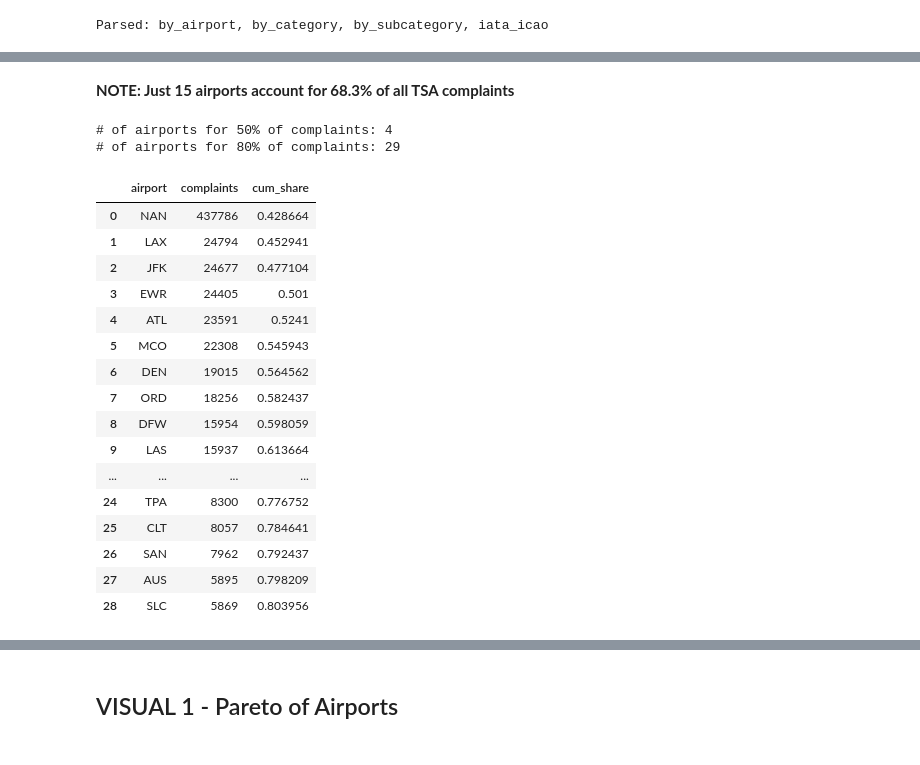
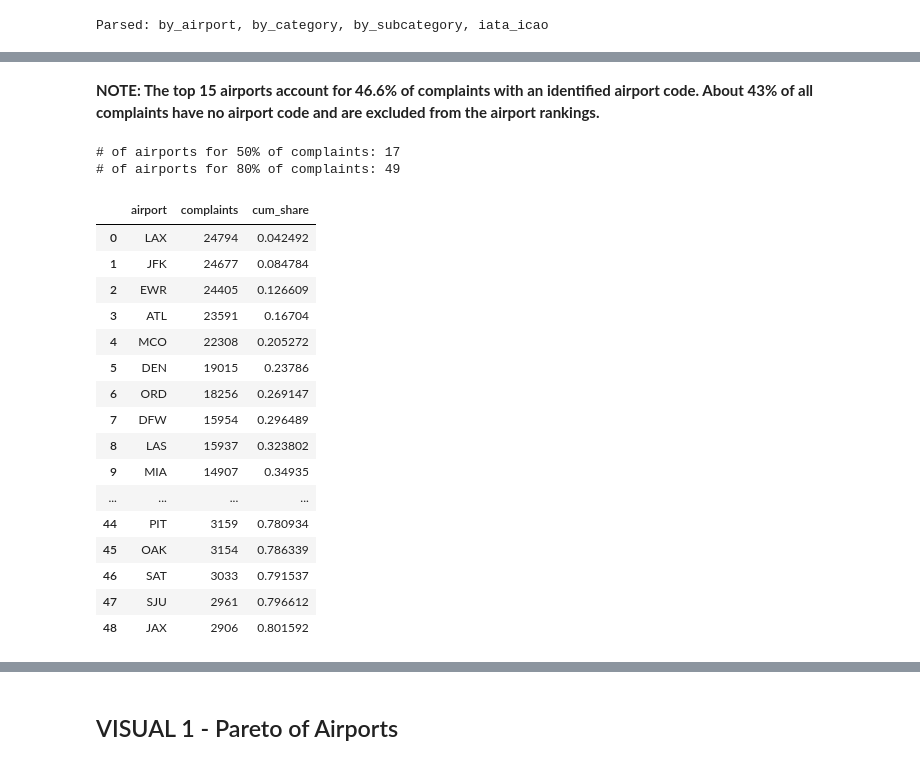
Before and after one commit to CorHarr/CorHarr.github.io, a Jupyter notebook: projects/tsa-complaints/TSA_Complaint_Hotspots.ipynb, the cells around one changed output, grey strips where cells are left out. Drawn from its saved outputs; the diff is of its cells as text; code cells hidden in the pictures.

```diff
--- a/projects/tsa-complaints/TSA_Complaint_Hotspots.ipynb
+++ b/projects/tsa-complaints/TSA_Complaint_Hotspots.ipynb
@@ -123,10 +128,10 @@ top15.to_csv("top_airports_by_complaints.csv", index=False)
 # %%
 # Find the share of complaints that come from the top 15
 
-total_complaints = dfs['by_airport']['count'].sum()
+total_complaints = dfs['by_airport'].dropna(subset=['airport'])['count'].sum()
 
 top15 = (dfs['by_airport']
-         .groupby('airport', dropna=False)['count']
+         .groupby('airport')['count']
          .sum()
          .sort_values(ascending=False)
          .reset_index(name='complaints')
@@ -134,9 +139,9 @@ top15 = (dfs['by_airport']
 
 top15_share = top15['complaints'].sum() / total_complaints
 
-print(f"Total complaints (all airports): {total_complaints:,}")
+print(f"Total complaints (identified airports): {total_complaints:,}")
 print(f"Top 15 total: {top15['complaints'].sum():,}")
-print(f"Top 15 share of all complaints: {top15_share:.1%}")
+print(f"Top 15 share of identified-airport complaints: {top15_share:.1%}")
 
 # Calculate the cumulative share to find how many airports make up 50%+
 top15['cum_share'] = top15['complaints'].cumsum() / total_complaints
@@ -164,43 +169,43 @@ Top 15 share of all complaints: 68.3%
 # %% [markdown]
-**NOTE:  Just 15 airports account for 68.3% of all TSA complaints**
+**NOTE: The top 15 airports account for 46.6% of complaints with an identified airport code. About 43% of all complaints have no airport code and are excluded from the airport rankings.**
 # %%
 # Find the number of airports that make up 50% and 80% of complaints
 
 by_airport_totals = (dfs['by_airport']
-    .groupby('airport', dropna=False)['count']
+    .groupby('airport')['count']
     .sum()
     .sort_values(ascending=False)
     .reset_index(name='complaints'))
 
 by_airport_totals['cum_share'] = by_airport_totals['complaints'].cumsum() / total_complaints
 
 n50 = (by_airport_totals['cum_share'] >= 0.50).idxmax() + 1
 n80 = (by_airport_totals['cum_share'] >= 0.80).idxmax() + 1
 
 print(f"# of airports for 50% of complaints: {n50}")
 print(f"# of airports for 80% of complaints: {n80}")
 
 by_airport_totals.head(max(n50, n80))
 # %% [output]
-# of airports for 50% of complaints: 4
-# of airports for 80% of complaints: 29
+# of airports for 50% of complaints: 17
+# of airports for 80% of complaints: 49
 |  | airport | complaints | cum_share |
-| 0 | NAN | 437786 | 0.428664 |
-| 1 | LAX | 24794 | 0.452941 |
-| 2 | JFK | 24677 | 0.477104 |
-| 3 | EWR | 24405 | 0.501 |
-| 4 | ATL | 23591 | 0.5241 |
-| 5 | MCO | 22308 | 0.545943 |
-| 6 | DEN | 19015 | 0.564562 |
-| 7 | ORD | 18256 | 0.582437 |
-| 8 | DFW | 15954 | 0.598059 |
-| 9 | LAS | 15937 | 0.613664 |
+| 0 | LAX | 24794 | 0.042492 |
+| 1 | JFK | 24677 | 0.084784 |
+| 2 | EWR | 24405 | 0.126609 |
+| 3 | ATL | 23591 | 0.16704 |
+| 4 | MCO | 22308 | 0.205272 |
+| 5 | DEN | 19015 | 0.23786 |
+| 6 | ORD | 18256 | 0.269147 |
+| 7 | DFW | 15954 | 0.296489 |
+| 8 | LAS | 15937 | 0.323802 |
+| 9 | MIA | 14907 | 0.34935 |
 | ... | ... | ... | ... |
-| 24 | TPA | 8300 | 0.776752 |
-| 25 | CLT | 8057 | 0.784641 |
-| 26 | SAN | 7962 | 0.792437 |
-| 27 | AUS | 5895 | 0.798209 |
-| 28 | SLC | 5869 | 0.803956 |
+| 44 | PIT | 3159 | 0.780934 |
+| 45 | OAK | 3154 | 0.786339 |
+| 46 | SAT | 3033 | 0.791537 |
+| 47 | SJU | 2961 | 0.796612 |
+| 48 | JAX | 2906 | 0.801592 |
 # %%
 # Find if there are seasonal surges for the top 15 airports, then find each airport's worst month
 
```
Also changed, not shown: parts of 9 cells of this notebook.
